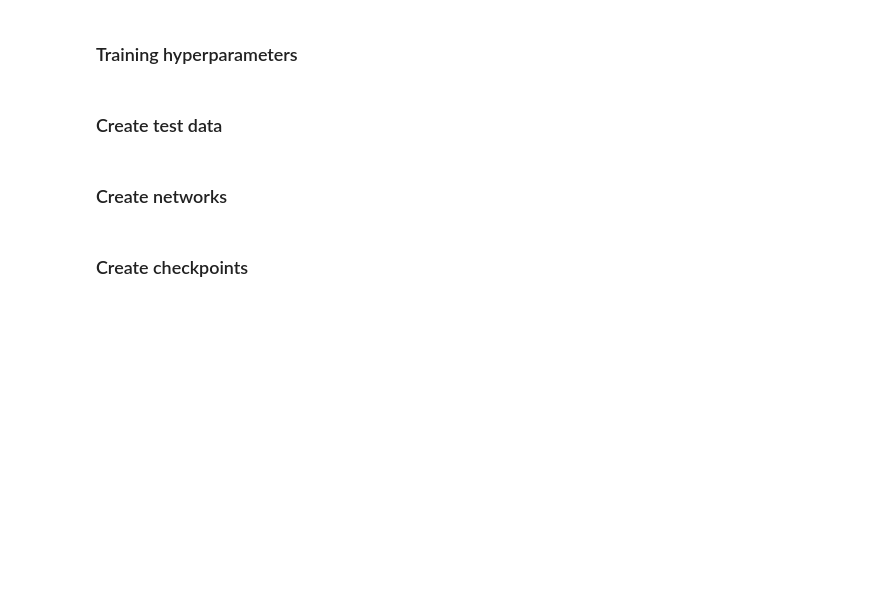
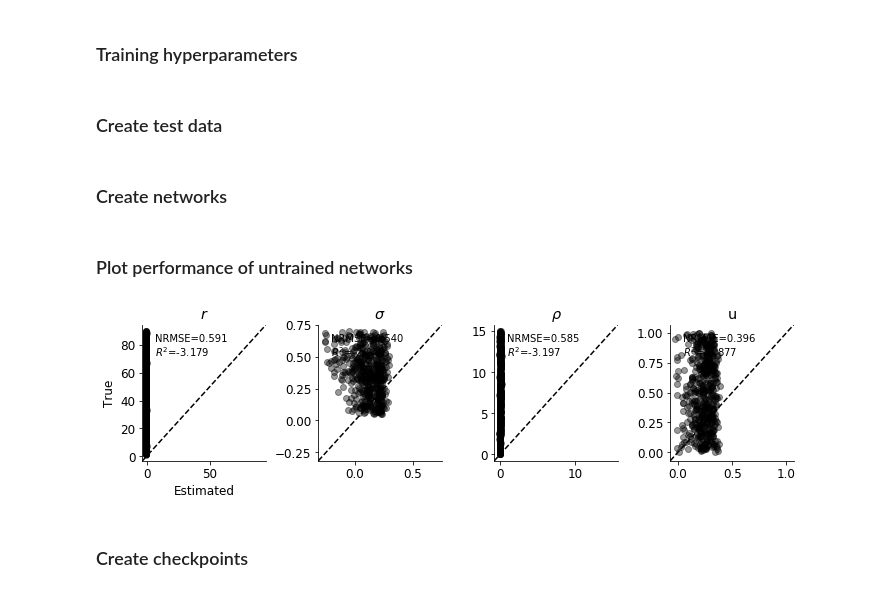
Before and after one commit to stefanradev93/cINN, a Jupyter notebook: Ricker_Comparison.ipynb, the cells around one changed output. Drawn from its saved outputs; the diff is of its cells as text; code cells hidden in the pictures; blank space fills up the shorter version.

```diff
--- a/Ricker_Comparison.ipynb
+++ b/Ricker_Comparison.ipynb
@@ -246,6 +243,12 @@ X_test2, theta_test2 = simulate_ricker(n_test2, t_obs_min=500, t_obs_max=500)
 summary_net = SequenceNetwork(h_lstm_dim=summary_dim)
 vae = ConditionalVAE(vae_meta, theta_dim, z_dim, summary_net)
 optimizer = tf.train.AdamOptimizer(learning_rate=learning_rate)
+# %% [markdown]
+### Plot performance of untrained networks
+# %%
+plot_true_est_scatter(vae, X_test, theta_test, n_samples_posterior, param_names, figsize=(10, 3))
+# %% [output]
+[figure, added]
 # %% [markdown]
 ### Create checkpoints
 # %%
```
Also changed, not shown: parts of 36 cells of this notebook, 12 other files.
